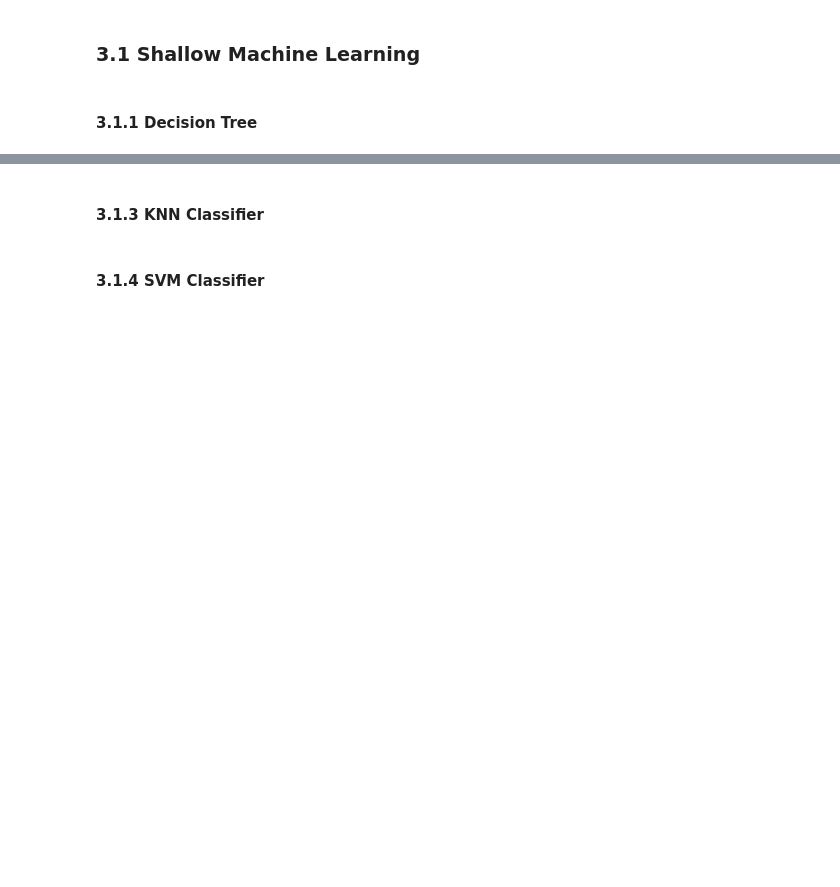
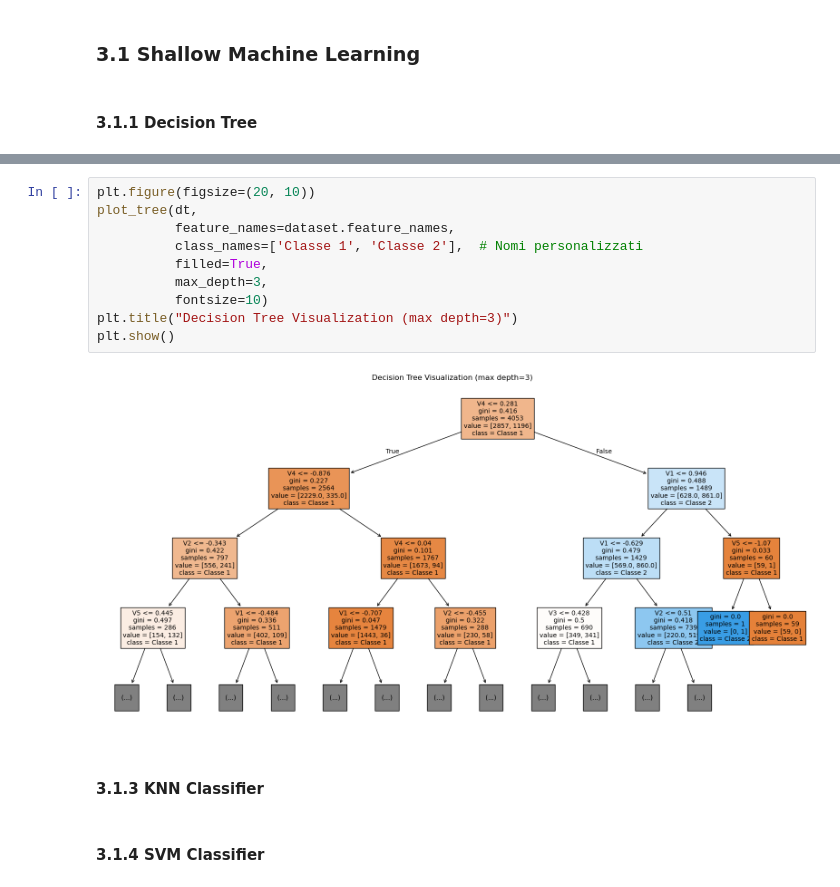
Before and after one commit to fcardia/phoneme_classification, a Jupyter notebook: main.ipynb, the cells around one changed output, grey strips where cells are left out. Drawn from its saved outputs; the diff is of its cells as text; blank space fills up the shorter version.

```diff
--- a/main.ipynb
+++ b/main.ipynb
@@ -239,3 +292,15 @@ plt.show()
+# %%
+plt.figure(figsize=(20, 10))
+plot_tree(dt,
+          feature_names=dataset.feature_names,
+          class_names=['Classe 1', 'Classe 2'],  # Nomi personalizzati
+          filled=True,
+          max_depth=3,
+          fontsize=10)
+plt.title("Decision Tree Visualization (max depth=3)")
+plt.show()
+# %% [output]
+[figure, added]
 # %% [markdown]
 #### 3.1.3 KNN Classifier
 # %% [markdown]
```
Also changed, not shown: parts of 12 cells of this notebook.
